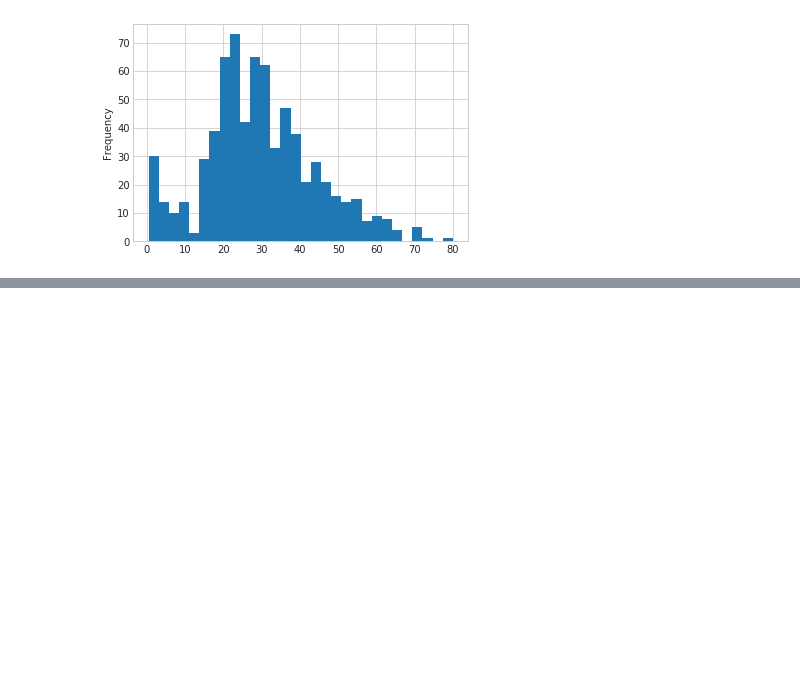
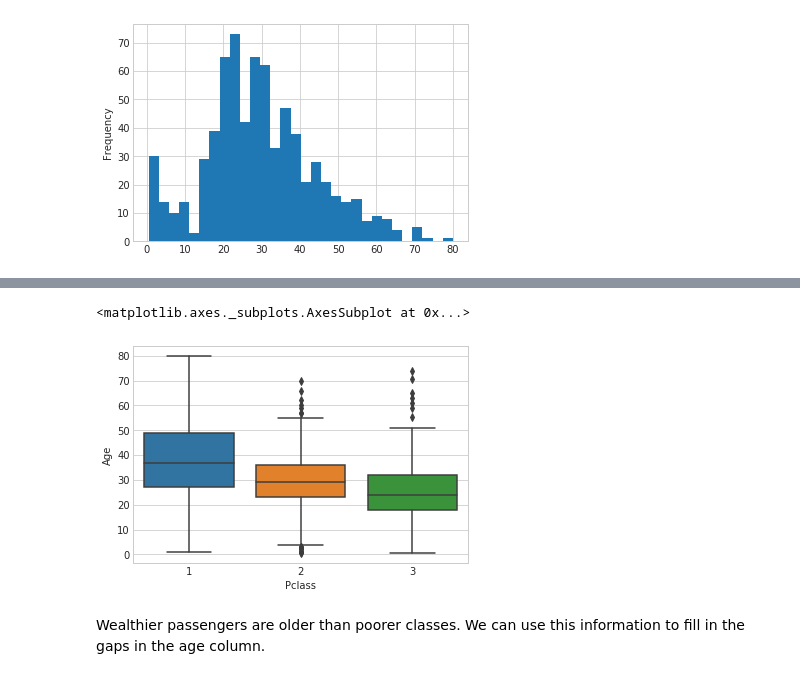
Before and after one commit to ohduran-attempts/data-science-review, a Jupyter notebook: Machine Learning/Logistic Regression/Logistic Regression.ipynb, the cells around one changed output, grey strips where cells are left out. Drawn from its saved outputs; the diff is of its cells as text; code cells hidden in the pictures; blank space fills up the shorter version.

```diff
--- a/Machine Learning/Logistic Regression/Logistic Regression.ipynb
+++ b/Machine Learning/Logistic Regression/Logistic Regression.ipynb
@@ -51,0 +70,7 @@ train['Age'].plot.hist(30)
+# %%
+sns.boxplot(x='Pclass', y='Age', data=train)
+# %% [output]
+<matplotlib.axes._subplots.AxesSubplot at 0x...>
+[figure, added]
+# %% [markdown]
+Wealthier passengers are older than poorer classes. We can use this information to fill in the gaps in the age column.
```
Also changed, not shown: parts of 7 cells of this notebook.
